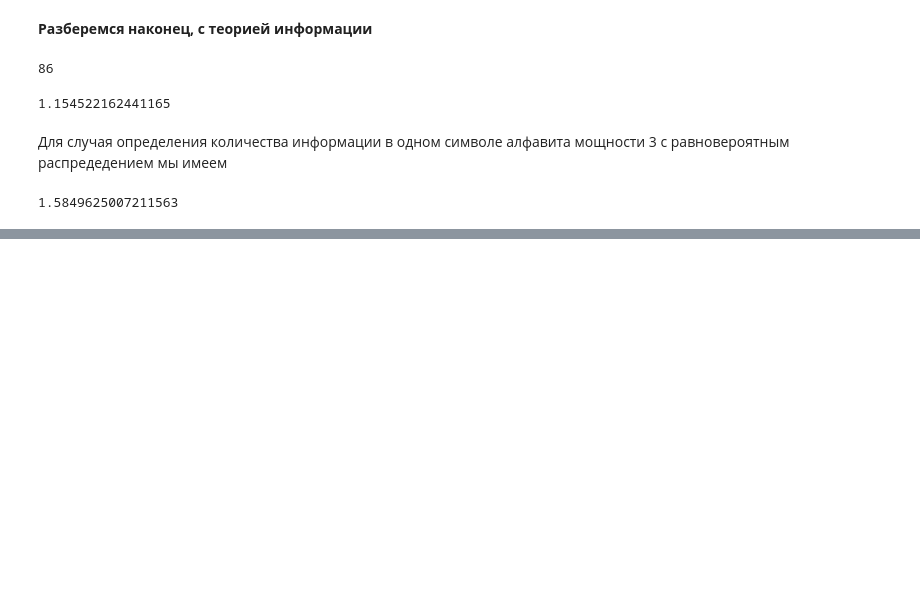
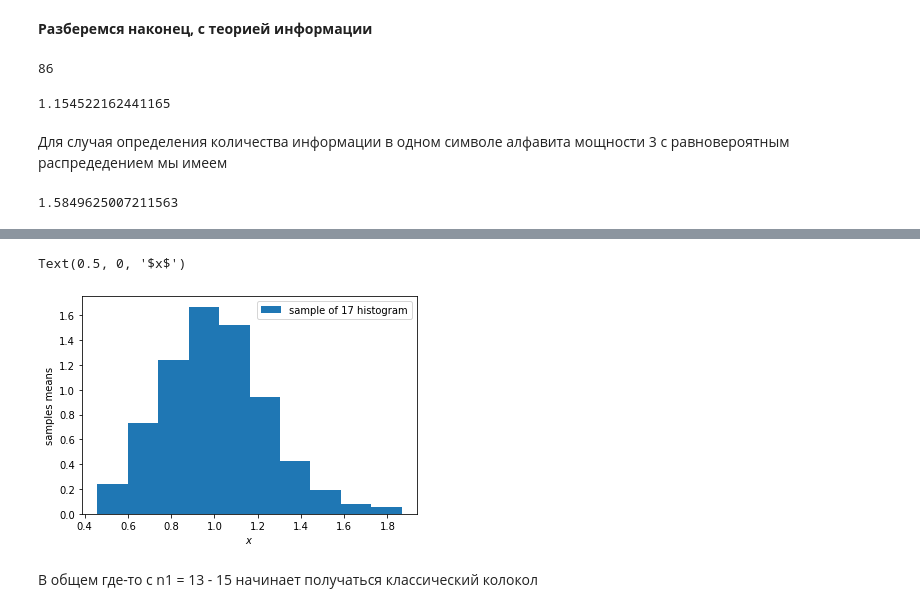
Before and after one commit to SperryUNIVAC/PYDA14, a Jupyter notebook: Math/math.ipynb, the cells around one changed output, grey strips where cells are left out. Cells and saved outputs as stored; diff of their text form; code cells hidden in the pictures; blank space fills up the shorter version.

```diff
--- a/Math/math.ipynb
+++ b/Math/math.ipynb
@@ -880,0 +897,18 @@ math.log(3, 2)
+# %%
+n1 = 17
+samples_count = 1000
+a1 = np.array([])
+for number in range(samples_count):
+    sample1 = rv.rvs(size=n1)
+    a1 = np.append(a1, sample1.mean())
+# %%
+label_1 = 'sample of ' + str(n1) + ' histogram'
+plt.hist(a1, density=True, label=label_1)
+plt.legend()
+plt.ylabel('samples means')
+plt.xlabel('$x$')
+# %% [output]
+Text(0.5, 0, '$x$')
+[figure, added]
+# %% [markdown]
+В общем где-то с n1 = 13 - 15 начинает получаться классический колокол
```
Also changed, not shown: parts of 6 cells of this notebook.
